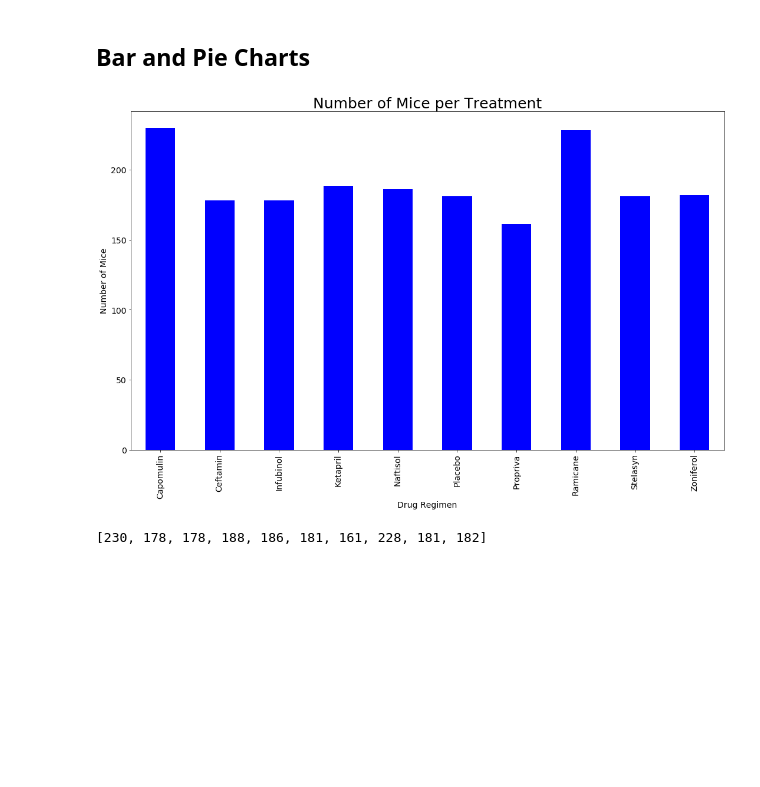
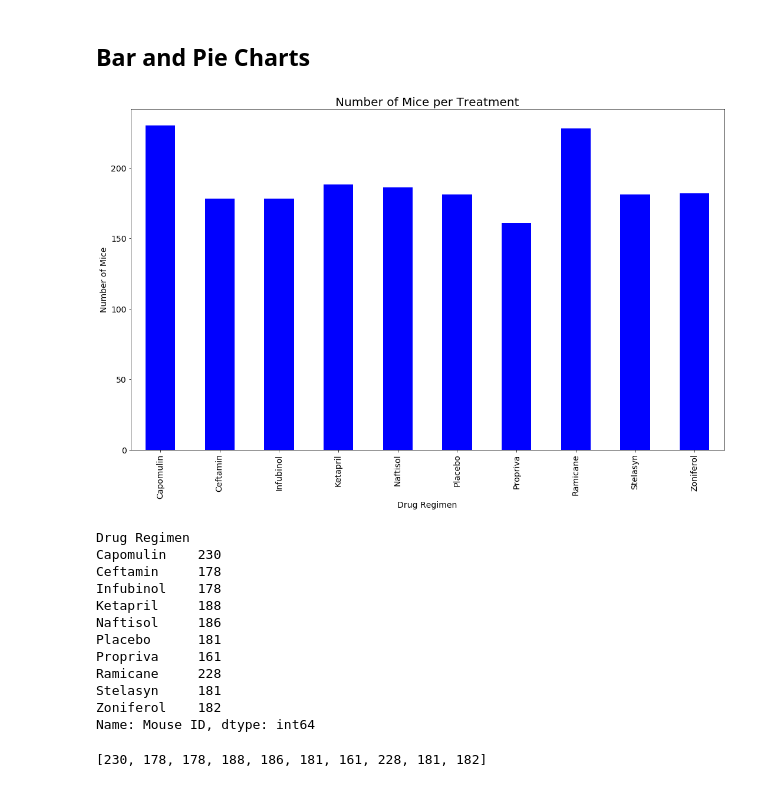
Before and after one commit to ermiasgelaye/Matplotlib-Challenge, a Jupyter notebook: Pymaceuticals/pymaceuticals_starter.ipynb, the cells around one changed output. Drawn from its saved outputs; the diff is of its cells as text; code cells hidden in the pictures; blank space fills up the shorter version.

```diff
--- a/Pymaceuticals/pymaceuticals_starter.ipynb
+++ b/Pymaceuticals/pymaceuticals_starter.ipynb
@@ -138,20 +133,34 @@ summary_stats_table_2
 # %%
 # Generate a bar plot showing the total number of mice for each treatment throughout the course of the study using pandas.
 
 count_mice_per_tret = Combined_data.groupby(["Drug Regimen"]).count()["Mouse ID"]
 
 
 plot_pandas = count_mice_per_tret.plot.bar(figsize=(15,10), color='b',fontsize = 14)
 count_mice_per_tret
 plt.xlabel("Drug Regimen",fontsize = 14)
 plt.ylabel("Number of Mice",fontsize = 14)
-plt.title("Number of Mice per Treatment",fontsize = 25)
+plt.title("Number of Mice per Treatment",fontsize = 20)
 
 plt.savefig("../Images/Pan_mice_per_treat.png", bbox_inches = "tight")
 plt.tight_layout()
 plt.show()
+
+count_mice_per_tret
 # %% [output]
-[figure, old version]
+[figure, new version]
+Drug Regimen
+Capomulin    230
+Ceftamin     178
+Infubinol    178
+Ketapril     188
+Naftisol     186
+Placebo      181
+Propriva     161
+Ramicane     228
+Stelasyn     181
+Zoniferol    182
+Name: Mouse ID, dtype: int64
 # %%
 # Generate a bar plot showing the total number of mice for each treatment throughout the course of the study using pyplot.
 
```
Also changed, not shown: parts of 14 cells of this notebook, 10 other files.
